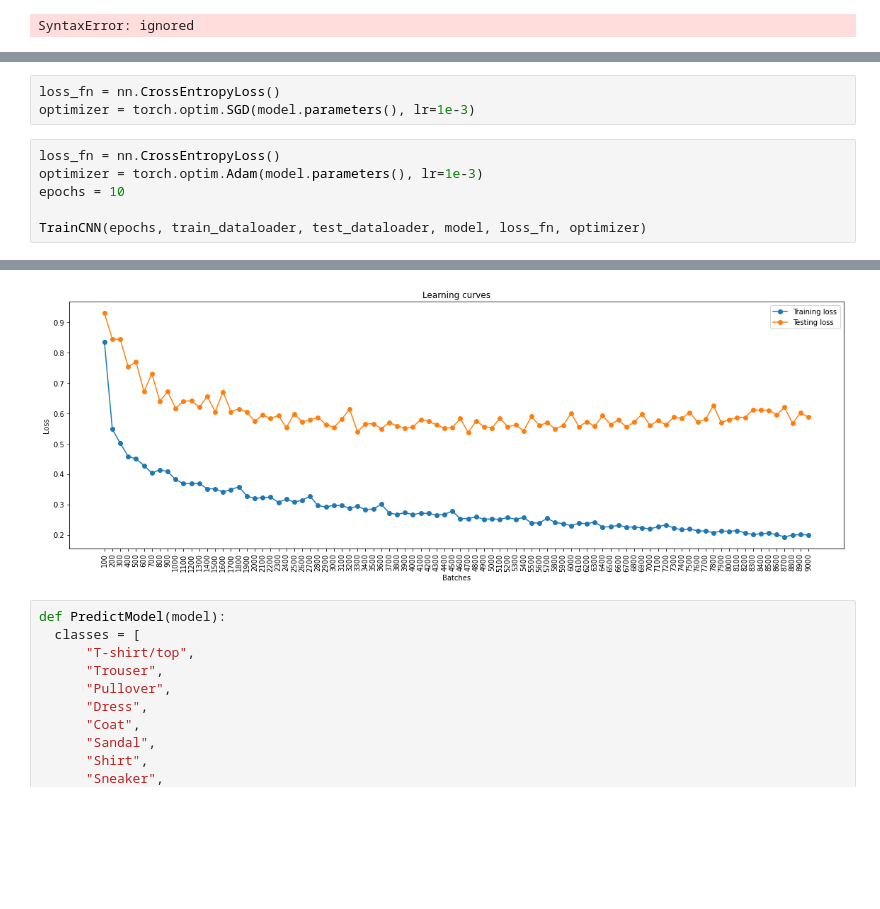
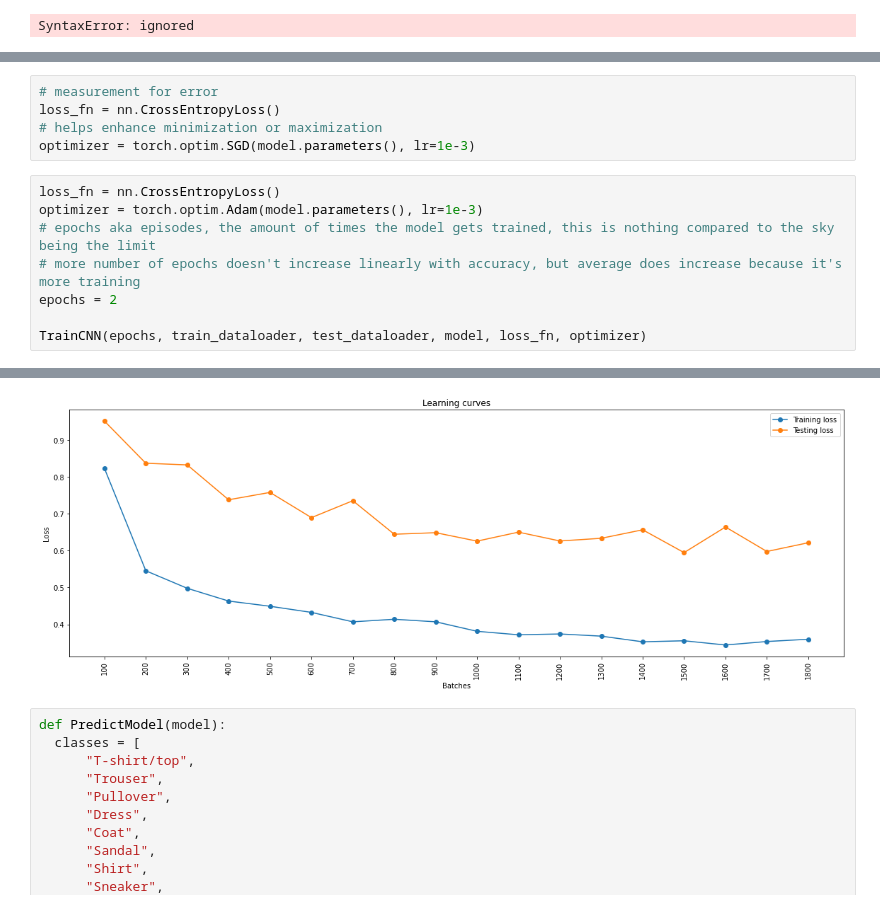
Before and after one commit to haynesmatt/Carrotive, a Jupyter notebook: PyTorch_Demo.ipynb, the cells around one changed output, grey strips where cells are left out. Cells and saved outputs as stored; diff of their text form; blank space fills up the shorter version.

```diff
--- a/PyTorch_Demo.ipynb
+++ b/PyTorch_Demo.ipynb
@@ -229,12 +229,16 @@ NeuralNetwork(
   )
 )
 # %%
+# measurement for error
 loss_fn = nn.CrossEntropyLoss()
+# helps enhance minimization or maximization
 optimizer = torch.optim.SGD(model.parameters(), lr=1e-3)
 # %%
 loss_fn = nn.CrossEntropyLoss()
 optimizer = torch.optim.Adam(model.parameters(), lr=1e-3)
-epochs = 10
+# epochs aka episodes, the amount of times the model gets trained, this is nothing compared to the sky being the limit
+# more number of epochs doesn't increase linearly with accuracy, but average does increase because it's more training
+epochs = 2
 
 TrainCNN(epochs, train_dataloader, test_dataloader, model, loss_fn, optimizer)
 # %% [output]
@@ -257,5 +263,5 @@ epoch: 10 900 train_loss: 0.200 val_loss: 0.587 Val Acc: 0.875
 Finished Training
-[figure, old version]
+[figure, new version]
 # %%
 def PredictModel(model):
   classes = [
```
Also changed, not shown: parts of 5 cells of this notebook.
